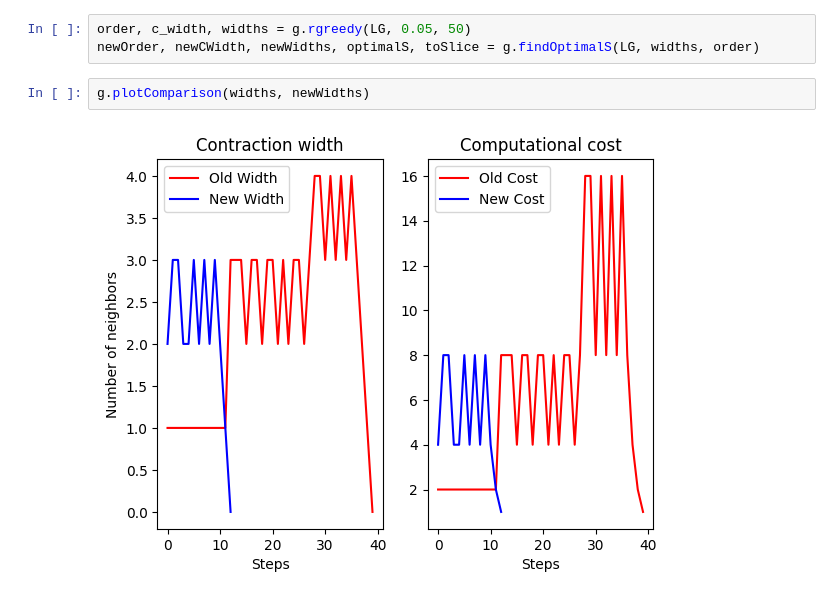
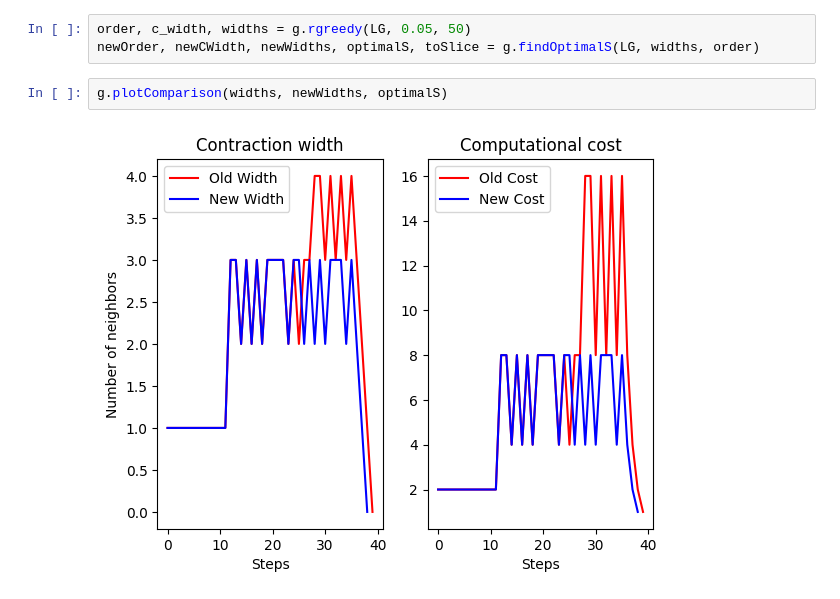
Before and after one commit to richardm1234/stepDependentSlicing_AQC, a Jupyter notebook: demo.ipynb, the cells around one changed output. Saved outputs shown, nothing was run; the diff lists cells and outputs as text.

Commit message:
both plots now have the same amount of steps by padding the new widths so the contractions before step s aren't cut off

```diff
--- a/demo.ipynb
+++ b/demo.ipynb
@@ -37,9 +37,9 @@ Number of edges: 78
 order, c_width, widths = g.rgreedy(LG, 0.05, 50)
 newOrder, newCWidth, newWidths, optimalS, toSlice = g.findOptimalS(LG, widths, order)
 # %%
-g.plotComparison(widths, newWidths)
+g.plotComparison(widths, newWidths, optimalS)
 # %% [output]
-[figure, old version]
+[figure, new version]
 # %%
 
 print(f"Contraction width was {c_width} now it's {newCWidth} with optimal step S = {optimalS}")
```
Also changed, not shown: parts of 3 cells of this notebook, 1 other file.
